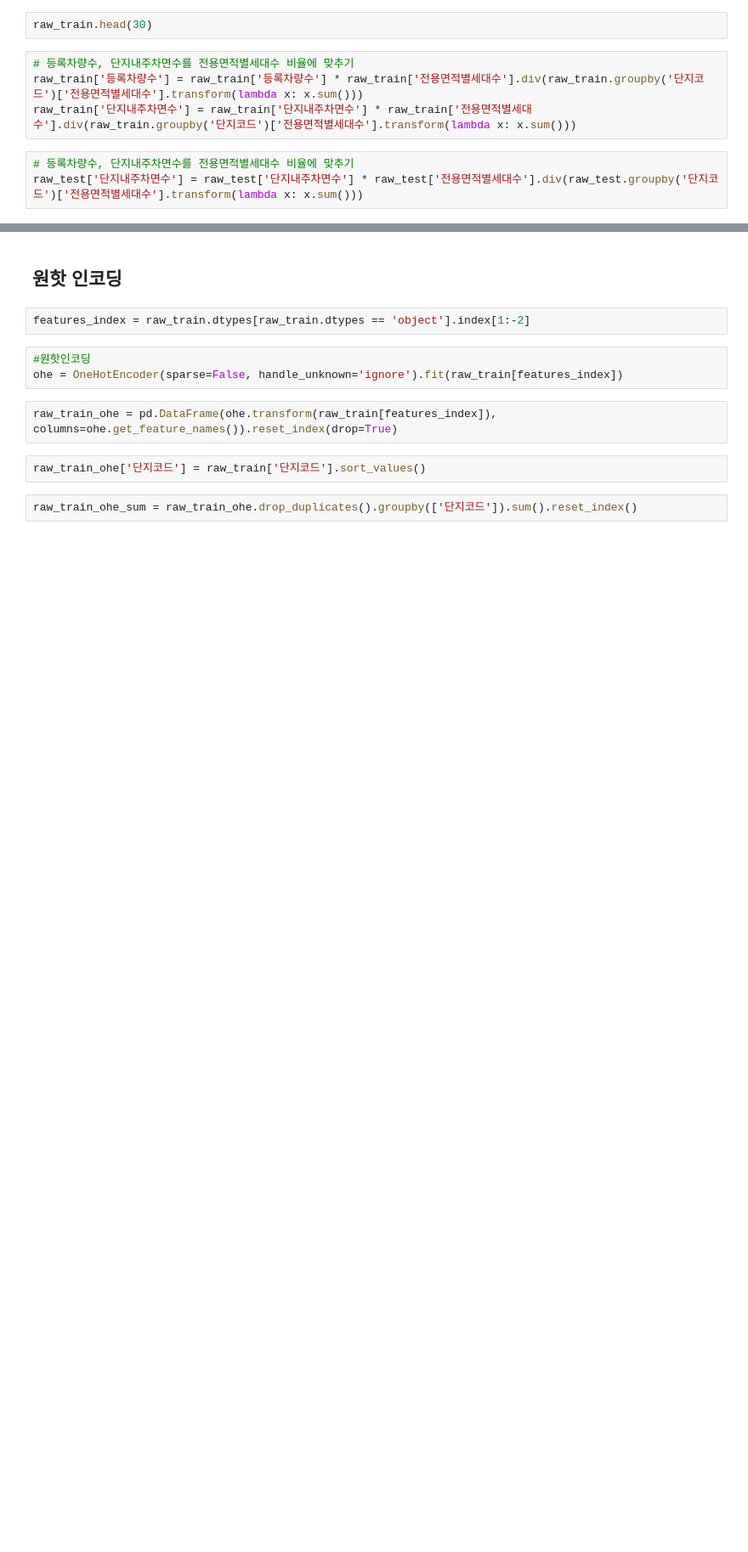
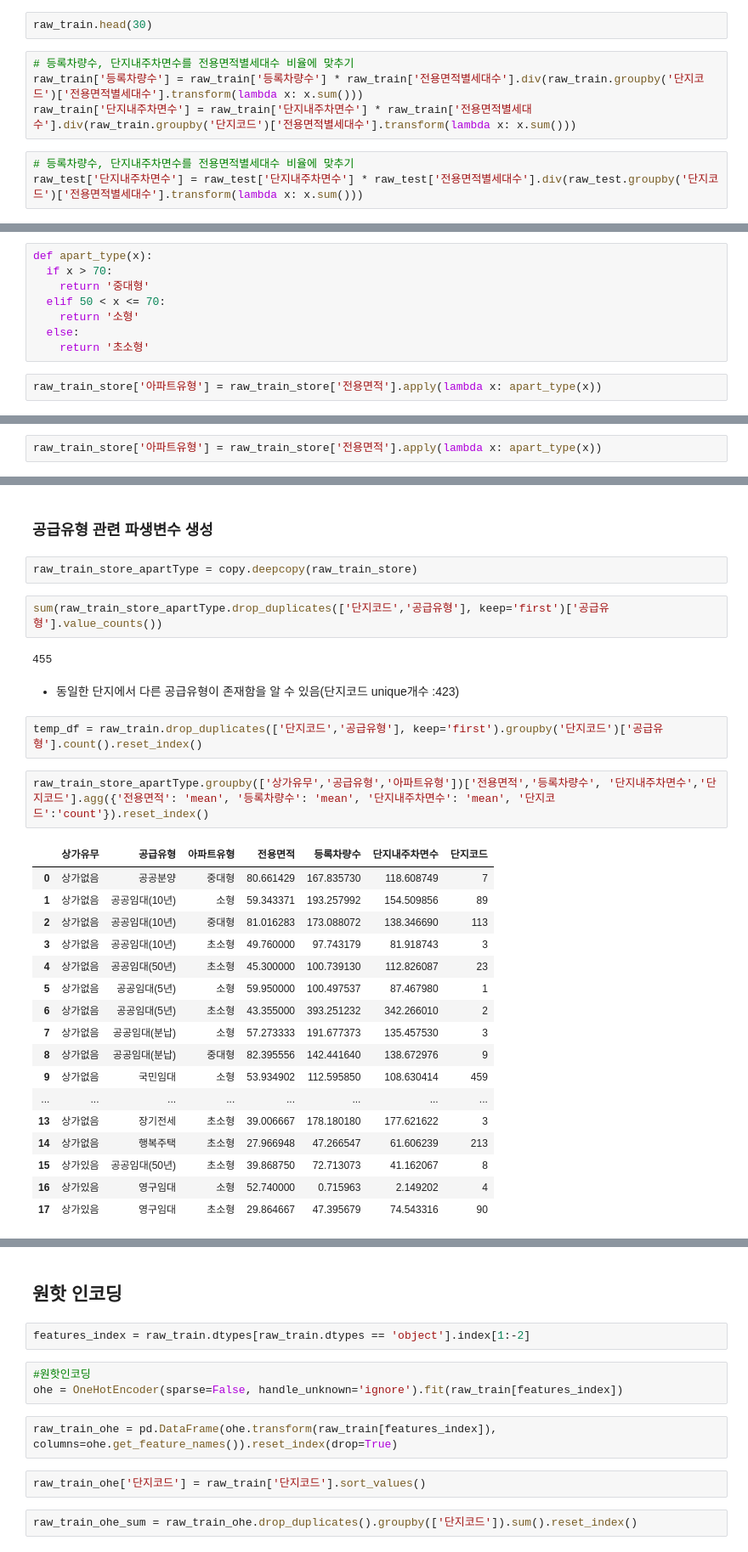
Before and after one commit to koreahong/parking_lot_analysis, a Jupyter notebook: 주차수요예측.ipynb, the cells around one changed output, grey strips where cells are left out. Shown at 85% size. Saved outputs shown, nothing was run; the diff lists cells and outputs as text; blank space fills up the shorter version.

```diff
--- a/주차수요예측.ipynb
+++ b/주차수요예측.ipynb
@@ -214,0 +323,10 @@ raw_test['단지내주차면수'] = raw_test['단지내주차면수'] * raw_test
+# %%
+def apart_type(x):
+  if x > 70:
+    return '중대형'
+  elif 50 < x <= 70:
+    return '소형'
+  else:
+    return '초소형'
+# %%
+raw_train_store['아파트유형'] = raw_train_store['전용면적'].apply(lambda x: apart_type(x))
@@ -214,0 +335,2 @@ raw_test['단지내주차면수'] = raw_test['단지내주차면수'] * raw_test
+# %%
+raw_train_store['아파트유형'] = raw_train_store['전용면적'].apply(lambda x: apart_type(x))
@@ -214,0 +448,32 @@ raw_test['단지내주차면수'] = raw_test['단지내주차면수'] * raw_test
+# %% [markdown]
+### 공급유형 관련 파생변수 생성
+# %%
+raw_train_store_apartType = copy.deepcopy(raw_train_store)
+# %%
+sum(raw_train_store_apartType.drop_duplicates(['단지코드','공급유형'], keep='first')['공급유형'].value_counts())
+# %% [output]
+455
+# %% [markdown]
+- 동일한 단지에서 다른 공급유형이 존재함을 알 수 있음(단지코드 unique개수 :423)
+# %%
+temp_df = raw_train.drop_duplicates(['단지코드','공급유형'], keep='first').groupby('단지코드')['공급유형'].count().reset_index()
+# %%
+raw_train_store_apartType.groupby(['상가유무','공급유형','아파트유형'])['전용면적','등록차량수', '단지내주차면수','단지코드'].agg({'전용면적': 'mean', '등록차량수': 'mean', '단지내주차면수': 'mean', '단지코드':'count'}).reset_index()
+# %% [output]
+|  | 상가유무 | 공급유형 | 아파트유형 | 전용면적 | 등록차량수 | 단지내주차면수 | 단지코드 |
+| 0 | 상가없음 | 공공분양 | 중대형 | 80.661429 | 167.835730 | 118.608749 | 7 |
+| 1 | 상가없음 | 공공임대(10년) | 소형 | 59.343371 | 193.257992 | 154.509856 | 89 |
+| 2 | 상가없음 | 공공임대(10년) | 중대형 | 81.016283 | 173.088072 | 138.346690 | 113 |
+| 3 | 상가없음 | 공공임대(10년) | 초소형 | 49.760000 | 97.743179 | 81.918743 | 3 |
+| 4 | 상가없음 | 공공임대(50년) | 초소형 | 45.300000 | 100.739130 | 112.826087 | 23 |
+| 5 | 상가없음 | 공공임대(5년) | 소형 | 59.950000 | 100.497537 | 87.467980 | 1 |
+| 6 | 상가없음 | 공공임대(5년) | 초소형 | 43.355000 | 393.251232 | 342.266010 | 2 |
+| 7 | 상가없음 | 공공임대(분납) | 소형 | 57.273333 | 191.677373 | 135.457530 | 3 |
+| 8 | 상가없음 | 공공임대(분납) | 중대형 | 82.395556 | 142.441640 | 138.672976 | 9 |
+| 9 | 상가없음 | 국민임대 | 소형 | 53.934902 | 112.595850 | 108.630414 | 459 |
+| ... | ... | ... | ... | ... | ... | ... | ... |
+| 13 | 상가없음 | 장기전세 | 초소형 | 39.006667 | 178.180180 | 177.621622 | 3 |
+| 14 | 상가없음 | 행복주택 | 초소형 | 27.966948 | 47.266547 | 61.606239 | 213 |
+| 15 | 상가있음 | 공공임대(50년) | 초소형 | 39.868750 | 72.713073 | 41.162067 | 8 |
+| 16 | 상가있음 | 영구임대 | 소형 | 52.740000 | 0.715963 | 2.149202 | 4 |
+| 17 | 상가있음 | 영구임대 | 초소형 | 29.864667 | 47.395679 | 74.543316 | 90 |
```
Also changed, not shown: parts of 55 cells of this notebook.
